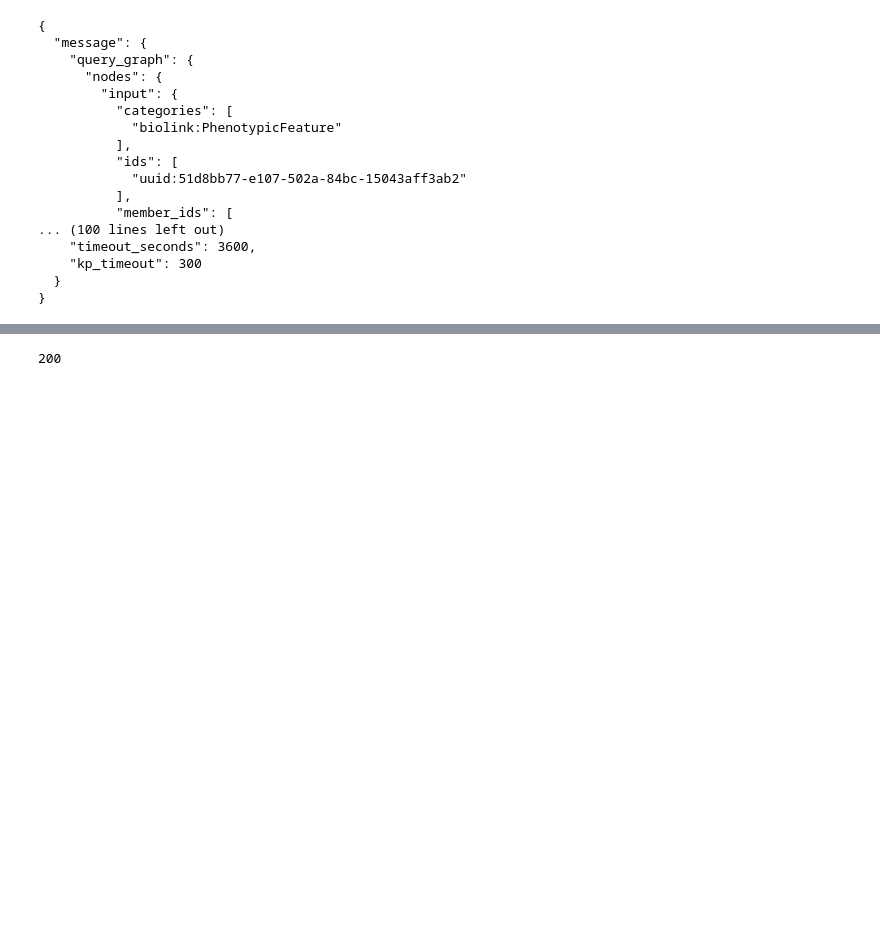
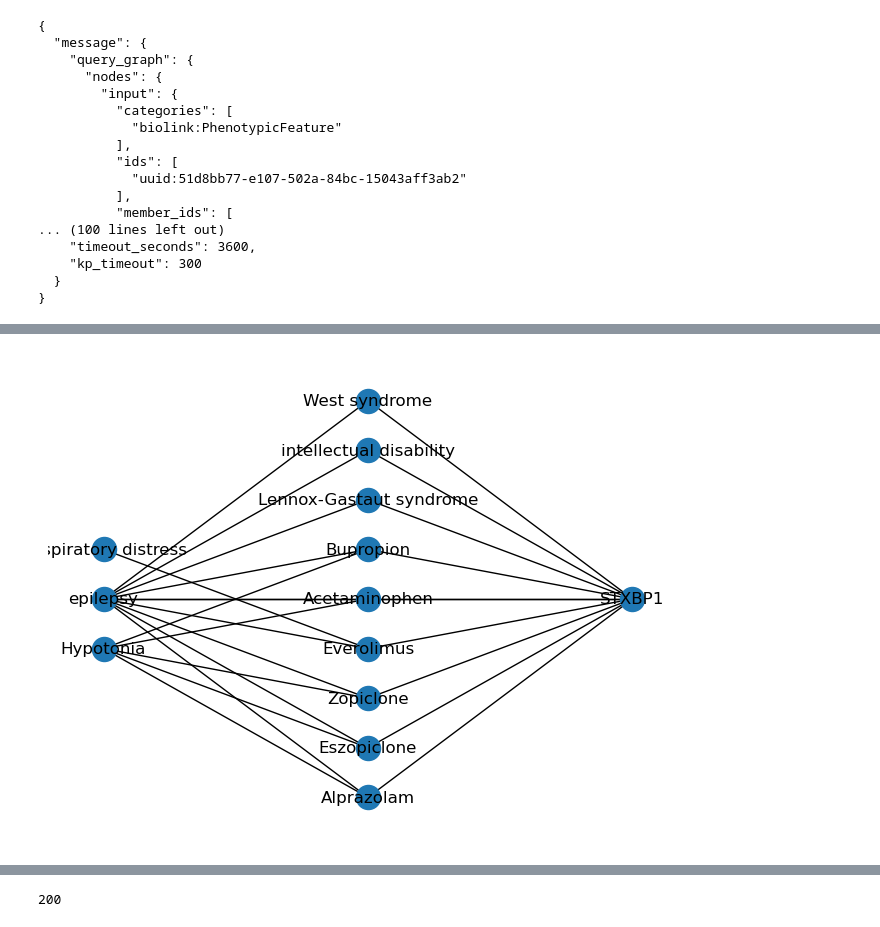
Before and after one commit to NCATSTranslator/TranslatorArchitecture, a Jupyter notebook: Notebooks/InferredMultiCurieQueries.ipynb, the cells around one changed output, grey strips where cells are left out. Drawn from its saved outputs; the diff is of its cells as text; code cells hidden in the pictures; blank space fills up the shorter version.

```diff
--- a/Notebooks/InferredMultiCurieQueries.ipynb
+++ b/Notebooks/InferredMultiCurieQueries.ipynb
@@ -115,8 +221,10 @@ def retrieve_ars_results(mid,ars_url='https://ars.transltr.io/ars/api'):
 # %%
+#Here's how to make a TRAPI Query!
+
 tbcd_phenotypes=[
     "HP:0002098", # | Respiratory distress,
     "HP:0001252", # | Hypotonia,
-    "HP:0001250"  # | Seizure
+    "MONDO:0005027"  # | Seizure
 ]
 query = generate_phenotypes_to_gene(tbcd_phenotypes)
 print( json.dumps( query, indent=2) )
@@ -222,4 +264,0 @@ print(pk)
-# %%
-r = retrieve_ars_results(pk,ars_url = ARS)
-m = r["ara-aragorn"]
-print_results(m)
@@ -243,0 +287,5 @@ print_results(m)
+# %%
+# Here's how to draw one result.  You can feed in a name or an id
+draw_result(m, "STXBP1")
+# %% [output]
+[figure, added]
```
Also changed, not shown: parts of 16 cells of this notebook.
